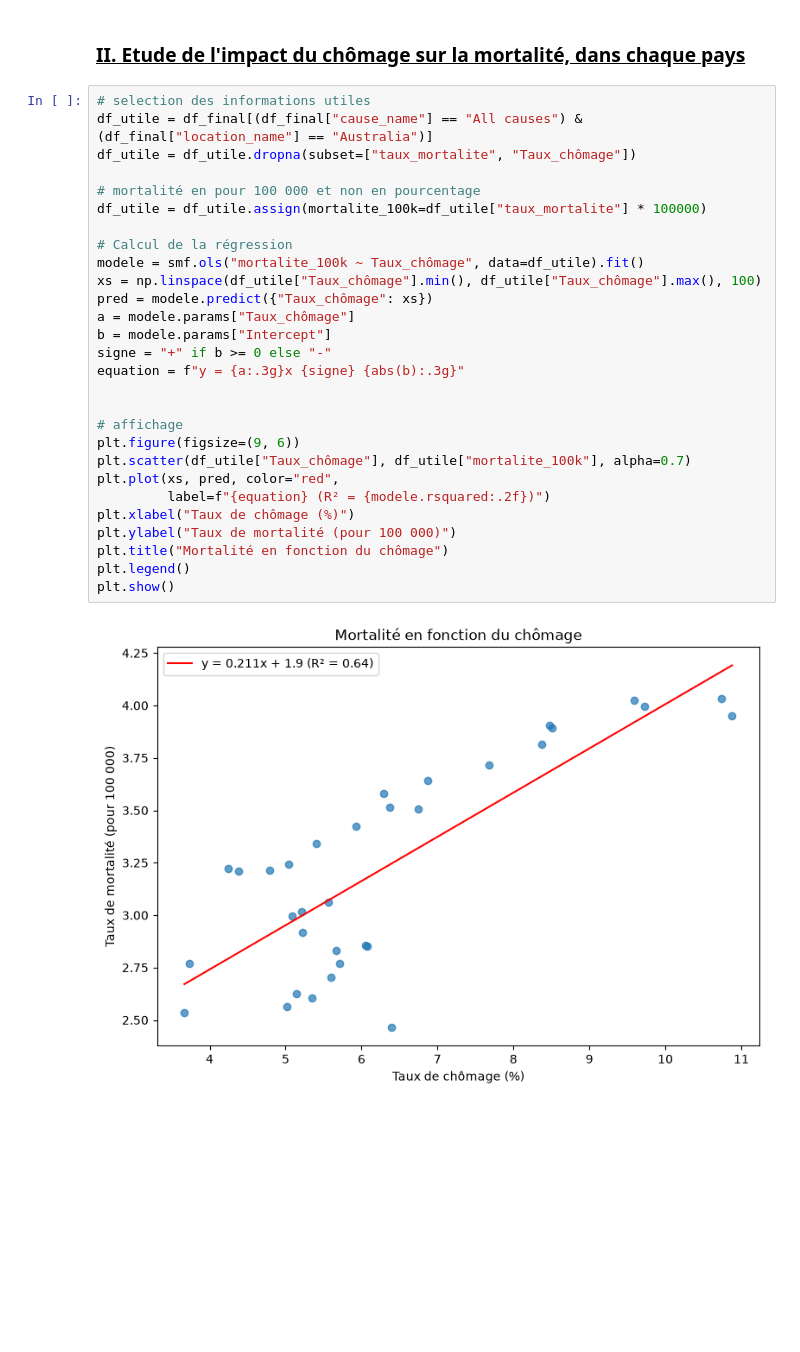
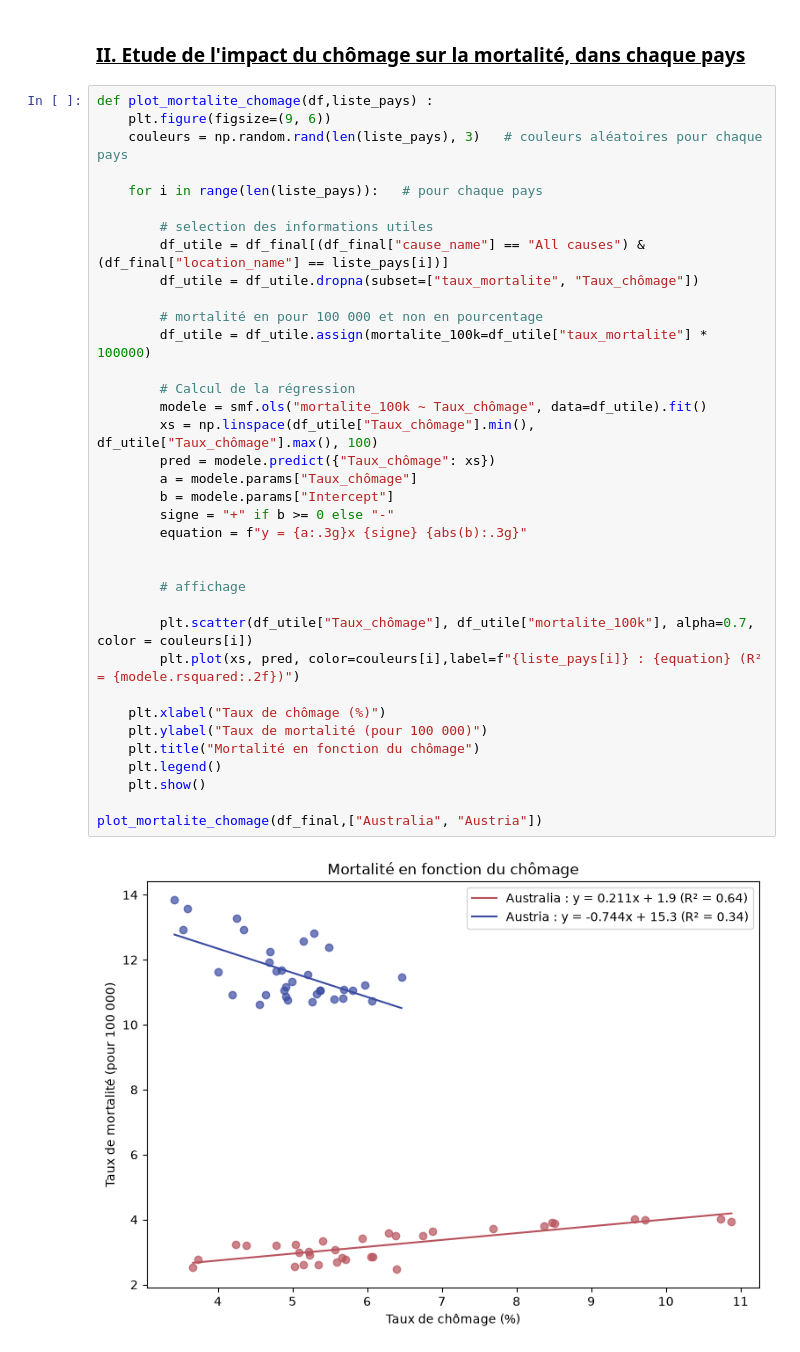
Before and after one commit to eleanorpaineau/Projet-Python, a Jupyter notebook: notebook_principal.ipynb, the cells around one changed output. Drawn from its saved outputs; the diff is of its cells as text; blank space fills up the shorter version.

Commit message:
fonction qui plot la mortalité en fonction du chômage pour les pays que l'on veut

```diff
--- a/notebook_principal.ipynb
+++ b/notebook_principal.ipynb
@@ -210,32 +210,40 @@ Name: Taux_chômage, dtype: float64
 # %% [markdown]
 ### **<u> II. Etude de l'impact du chômage sur la mortalité, dans chaque pays <u>**
 # %%
-# selection des informations utiles
-df_utile = df_final[(df_final["cause_name"] == "All causes") & (df_final["location_name"] == "Australia")]
-df_utile = df_utile.dropna(subset=["taux_mortalite", "Taux_chômage"])
+def plot_mortalite_chomage(df,liste_pays) :
+    plt.figure(figsize=(9, 6))
+    couleurs = np.random.rand(len(liste_pays), 3)   # couleurs aléatoires pour chaque pays
 
-# mortalité en pour 100 000 et non en pourcentage
-df_utile = df_utile.assign(mortalite_100k=df_utile["taux_mortalite"] * 100000)
+    for i in range(len(liste_pays)):   # pour chaque pays
 
-# Calcul de la régression
-modele = smf.ols("mortalite_100k ~ Taux_chômage", data=df_utile).fit()
-xs = np.linspace(df_utile["Taux_chômage"].min(), df_utile["Taux_chômage"].max(), 100)
-pred = modele.predict({"Taux_chômage": xs})
-a = modele.params["Taux_chômage"]
-b = modele.params["Intercept"]
-signe = "+" if b >= 0 else "-"
-equation = f"y = {a:.3g}x {signe} {abs(b):.3g}"
+        # selection des informations utiles
+        df_utile = df_final[(df_final["cause_name"] == "All causes") & (df_final["location_name"] == liste_pays[i])]
+        df_utile = df_utile.dropna(subset=["taux_mortalite", "Taux_chômage"])
+
+        # mortalité en pour 100 000 et non en pourcentage
+        df_utile = df_utile.assign(mortalite_100k=df_utile["taux_mortalite"] * 100000)
+
+        # Calcul de la régression
+        modele = smf.ols("mortalite_100k ~ Taux_chômage", data=df_utile).fit()
+        xs = np.linspace(df_utile["Taux_chômage"].min(), df_utile["Taux_chômage"].max(), 100)
+        pred = modele.predict({"Taux_chômage": xs})
+        a = modele.params["Taux_chômage"]
+        b = modele.params["Intercept"]
+        signe = "+" if b >= 0 else "-"
+        equation = f"y = {a:.3g}x {signe} {abs(b):.3g}"
 
 
-# affichage
-plt.figure(figsize=(9, 6))
-plt.scatter(df_utile["Taux_chômage"], df_utile["mortalite_100k"], alpha=0.7)
-plt.plot(xs, pred, color="red",
-         label=f"{equation} (R² = {modele.rsquared:.2f})")
-plt.xlabel("Taux de chômage (%)")
-plt.ylabel("Taux de mortalité (pour 100 000)")
-plt.title("Mortalité en fonction du chômage")
-plt.legend()
-plt.show()
+        # affichage
+
+        plt.scatter(df_utile["Taux_chômage"], df_utile["mortalite_100k"], alpha=0.7, color = couleurs[i])
+        plt.plot(xs, pred, color=couleurs[i],label=f"{liste_pays[i]} : {equation} (R² = {modele.rsquared:.2f})")
+
+    plt.xlabel("Taux de chômage (%)")
+    plt.ylabel("Taux de mortalité (pour 100 000)")
+    plt.title("Mortalité en fonction du chômage")
+    plt.legend()
+    plt.show()
+
+plot_mortalite_chomage(df_final,["Australia", "Austria"])
 # %% [output]
-[figure, old version]
+[figure, new version]
```
